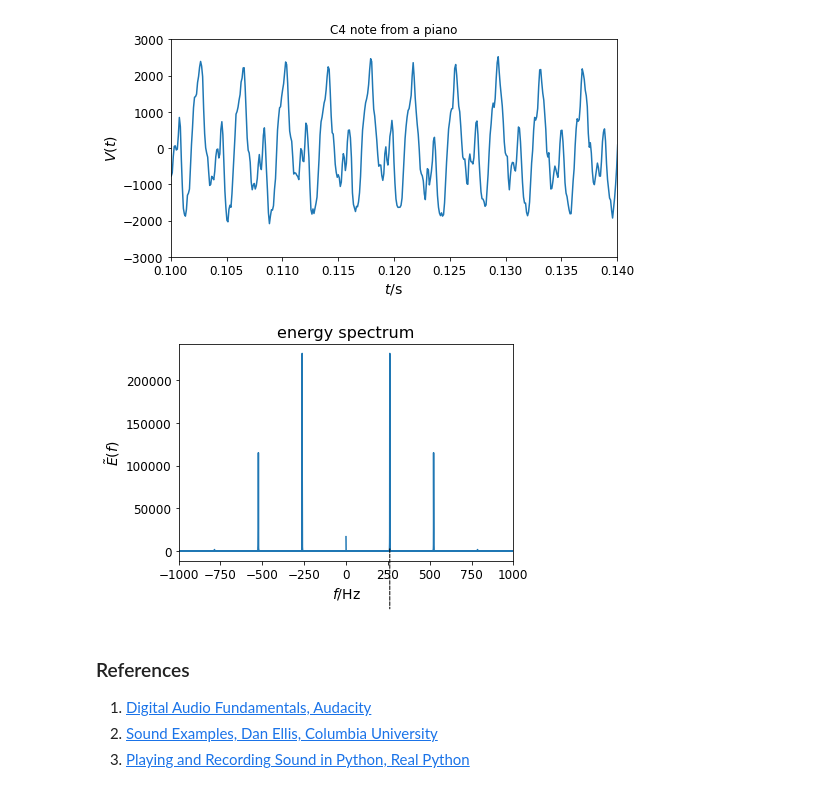
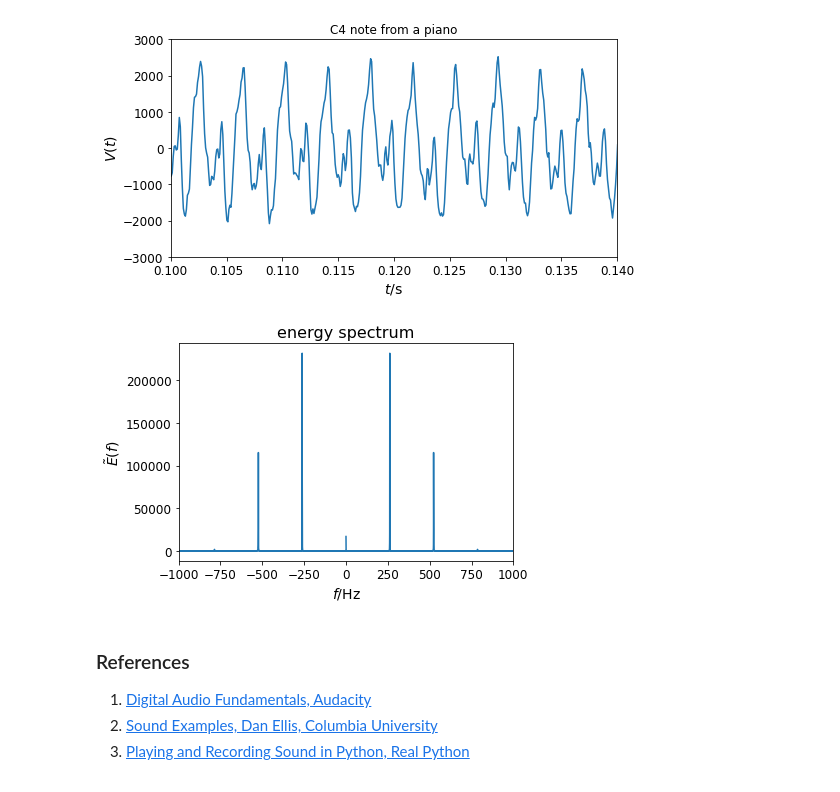
Before and after one commit to elsentjhung/sound-wave-analyser, a Jupyter notebook: sound_analyser.ipynb, the cells around one changed output. Cells and saved outputs as stored; diff of their text form; code cells hidden in the pictures.

```diff
--- a/sound_analyser.ipynb
+++ b/sound_analyser.ipynb
@@ -554,31 +555,25 @@ plt.show()
 # %%
 N = np.shape(V)[0]
 f = 1/(N*dt)*np.concatenate((np.arange(0, N/2, 1), np.arange(-N/2, 0, 1)))
 
 Vtilde = np.fft.fft(V)*dt # Fourier transform of V(t), Vtilde(omega)
 
 fig, ax = plt.subplots(figsize=(6, 4))
 
 ax.set_title('energy spectrum', fontsize=16)
 ax.set_xlabel('$f/$Hz', fontsize=14)
 ax.set_ylabel('$\\tilde{E}(f)$', fontsize=14)
 ax.set_xlim(-1000, 1000)
 #ax.set_ylim(0, 0.0005)
 ax.tick_params(axis='both', which='major', labelsize=12)
 #ax.set_yticks(np.arange(-2, 2.1, 1))
 #ax.set_xticks(np.arange(0, 0.049, 0.012))
 
 ax.plot(f, np.real(Vtilde*np.conjugate(Vtilde)))
 
-ax.annotate('', c='black',
-            xy=(261.63,-70000),  # location of the arrow tip
-            xytext=(261.63,5000),  # location of the text
-            arrowprops=dict(edgecolor='black', facecolor='red', arrowstyle='-', linestyle='--'),
-            annotation_clip=False)
-
 plt.show()
 # %% [output]
-[figure, old version]
+[figure, new version]
 # %% [markdown]
 ### References
 
```
Also changed, not shown: parts of 4 cells of this notebook, 18 other files.
